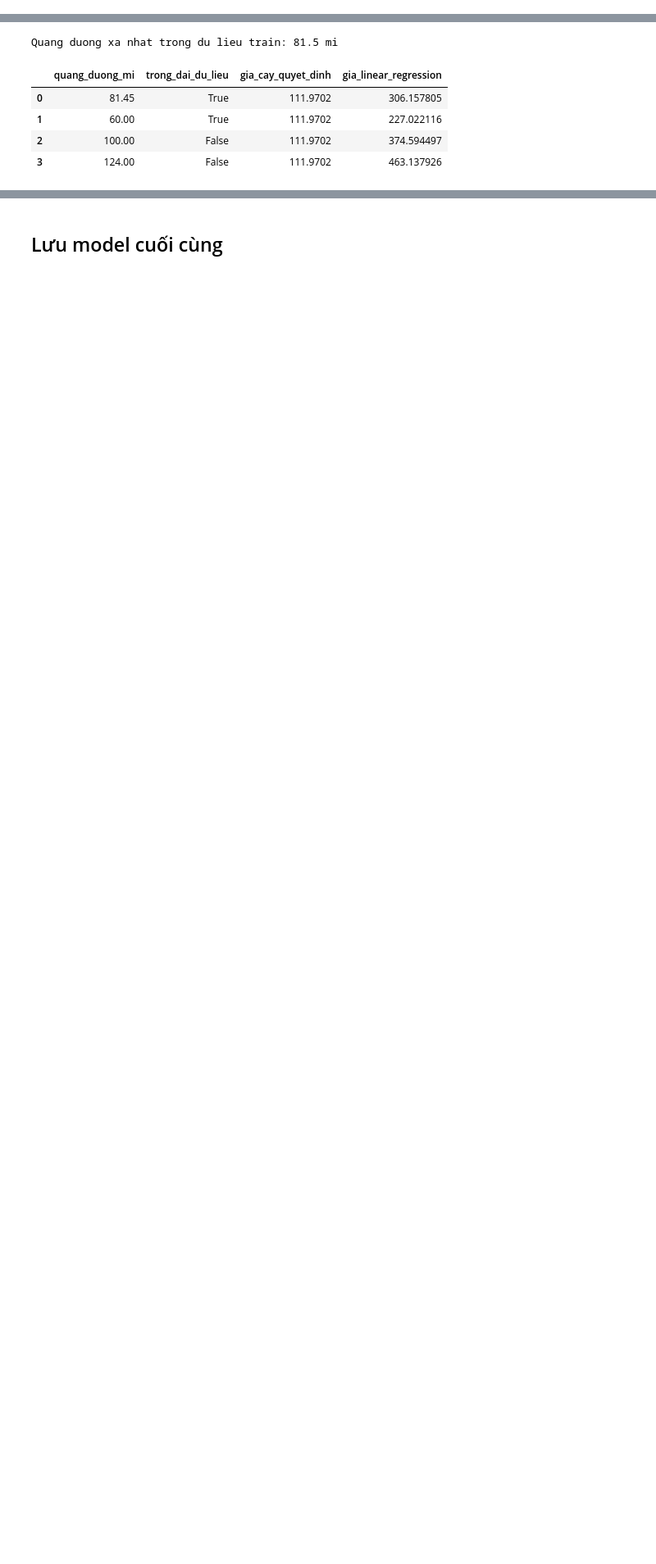
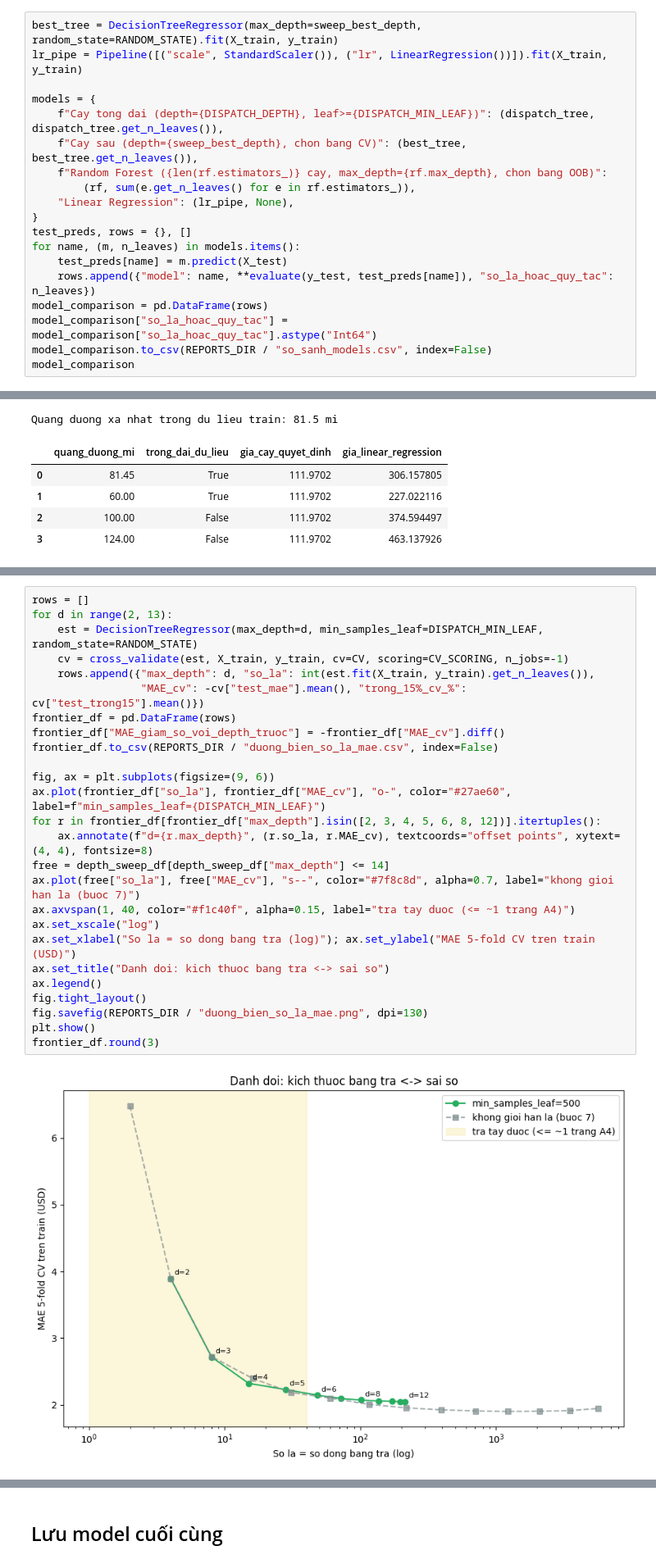
Before and after one commit to linhsand/CatLinh_lab_Machinelearning, a Jupyter notebook: 01-Hoc-May/02-Hoi-quy/TT-16-Decision-Tree-Regressor/notebooks/tree_regressor_taxi.ipynb, the cells around one changed output, grey strips where cells are left out. Shown at 82% size. Drawn from its saved outputs; the diff is of its cells as text; blank space fills up the shorter version.

```diff
--- a/01-Hoc-May/02-Hoi-quy/TT-16-Decision-Tree-Regressor/notebooks/tree_regressor_taxi.ipynb
+++ b/01-Hoc-May/02-Hoi-quy/TT-16-Decision-Tree-Regressor/notebooks/tree_regressor_taxi.ipynb
@@ -552,0 +575,19 @@ diễn giải cho tổng đài viên, cây depth=5 là lựa chọn hợp lý nh
+# %%
+best_tree = DecisionTreeRegressor(max_depth=sweep_best_depth, random_state=RANDOM_STATE).fit(X_train, y_train)
+lr_pipe = Pipeline([("scale", StandardScaler()), ("lr", LinearRegression())]).fit(X_train, y_train)
+
+models = {
+    f"Cay tong dai (depth={DISPATCH_DEPTH}, leaf>={DISPATCH_MIN_LEAF})": (dispatch_tree, dispatch_tree.get_n_leaves()),
+    f"Cay sau (depth={sweep_best_depth}, chon bang CV)": (best_tree, best_tree.get_n_leaves()),
+    f"Random Forest ({len(rf.estimators_)} cay, max_depth={rf.max_depth}, chon bang OOB)":
+        (rf, sum(e.get_n_leaves() for e in rf.estimators_)),
+    "Linear Regression": (lr_pipe, None),
+}
+test_preds, rows = {}, []
+for name, (m, n_leaves) in models.items():
+    test_preds[name] = m.predict(X_test)
+    rows.append({"model": name, **evaluate(y_test, test_preds[name]), "so_la_hoac_quy_tac": n_leaves})
+model_comparison = pd.DataFrame(rows)
+model_comparison["so_la_hoac_quy_tac"] = model_comparison["so_la_hoac_quy_tac"].astype("Int64")
+model_comparison.to_csv(REPORTS_DIR / "so_sanh_models.csv", index=False)
+model_comparison
@@ -725,0 +792,28 @@ lệch có thể lên tới hàng trăm đô la.
+# %%
+rows = []
+for d in range(2, 13):
+    est = DecisionTreeRegressor(max_depth=d, min_samples_leaf=DISPATCH_MIN_LEAF, random_state=RANDOM_STATE)
+    cv = cross_validate(est, X_train, y_train, cv=CV, scoring=CV_SCORING, n_jobs=-1)
+    rows.append({"max_depth": d, "so_la": int(est.fit(X_train, y_train).get_n_leaves()),
+                 "MAE_cv": -cv["test_mae"].mean(), "trong_15%_cv_%": cv["test_trong15"].mean()})
+frontier_df = pd.DataFrame(rows)
+frontier_df["MAE_giam_so_voi_depth_truoc"] = -frontier_df["MAE_cv"].diff()
+frontier_df.to_csv(REPORTS_DIR / "duong_bien_so_la_mae.csv", index=False)
+
+fig, ax = plt.subplots(figsize=(9, 6))
+ax.plot(frontier_df["so_la"], frontier_df["MAE_cv"], "o-", color="#27ae60", label=f"min_samples_leaf={DISPATCH_MIN_LEAF}")
+for r in frontier_df[frontier_df["max_depth"].isin([2, 3, 4, 5, 6, 8, 12])].itertuples():
+    ax.annotate(f"d={r.max_depth}", (r.so_la, r.MAE_cv), textcoords="offset points", xytext=(4, 4), fontsize=8)
+free = depth_sweep_df[depth_sweep_df["max_depth"] <= 14]
+ax.plot(free["so_la"], free["MAE_cv"], "s--", color="#7f8c8d", alpha=0.7, label="khong gioi han la (buoc 7)")
+ax.axvspan(1, 40, color="#f1c40f", alpha=0.15, label="tra tay duoc (<= ~1 trang A4)")
+ax.set_xscale("log")
+ax.set_xlabel("So la = so dong bang tra (log)"); ax.set_ylabel("MAE 5-fold CV tren train (USD)")
+ax.set_title("Danh doi: kich thuoc bang tra <-> sai so")
+ax.legend()
+fig.tight_layout()
+fig.savefig(REPORTS_DIR / "duong_bien_so_la_mae.png", dpi=130)
+plt.show()
+frontier_df.round(3)
+# %% [output]
+[figure, added]
```
Also changed, not shown: parts of 28 cells of this notebook, 12 other files.
